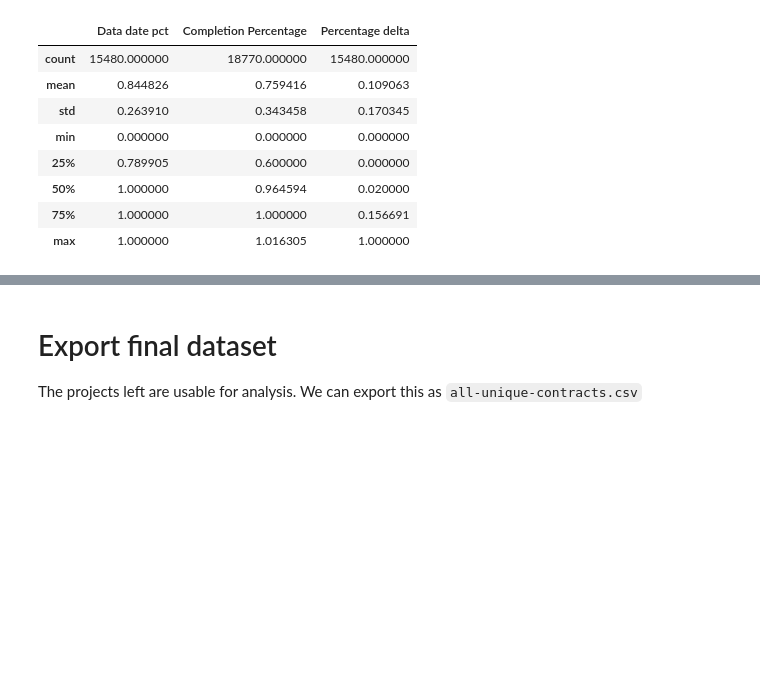
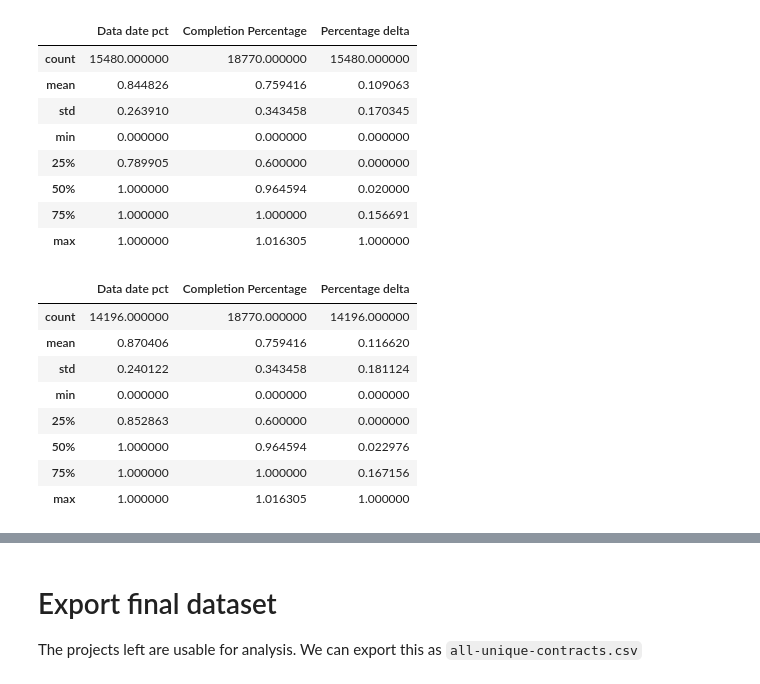
Before and after one commit to morleythomas/milcon_data_scrub, a Jupyter notebook: notebooks/02: Explore raw data structure.ipynb, the cells around one changed output, grey strips where cells are left out. Saved outputs shown, nothing was run; the diff lists cells and outputs as text; code cells hidden in the pictures; blank space fills up the shorter version.

Commit message:
fix solicitation dates

```diff
--- a/notebooks/02: Explore raw data structure.ipynb
+++ b/notebooks/02: Explore raw data structure.ipynb
@@ -527,3 +535,22 @@ df_data_pct[["Data date pct", "Completion Percentage", "Percentage delta"]].desc
 | 50% | 1.000000 | 0.964594 | 0.020000 |
 | 75% | 1.000000 | 1.000000 | 0.156691 |
 | max | 1.000000 | 1.016305 | 1.000000 |
+# %%
+# Check for whether pct complete is measured by [award date ~ submission date ~ actual completion]
+df_data_pct = df4.copy()
+df_data_pct["Data date pct"] = (df_data_pct["Submission Date"] - df_data_pct["Contract Award Date"]) / (df_data_pct["Actual Construction Completion Date"] - df_data_pct["Contract Award Date"])
+df_data_pct["Data date pct"] = df_data_pct["Data date pct"].apply(lambda x: 0 if x < 0 else x)
+df_data_pct["Data date pct"] = df_data_pct["Data date pct"].apply(lambda x: 1 if x > 1 else x)
+df_data_pct["Percentage delta"] = (df_data_pct["Data date pct"] - df_data_pct["Completion Percentage"]).apply(abs)
+
+df_data_pct[["Data date pct", "Completion Percentage", "Percentage delta"]].describe()
+# %% [output]
+|  | Data date pct | Completion Percentage | Percentage delta |
+| count | 14196.000000 | 18770.000000 | 14196.000000 |
+| mean | 0.870406 | 0.759416 | 0.116620 |
+| std | 0.240122 | 0.343458 | 0.181124 |
+| min | 0.000000 | 0.000000 | 0.000000 |
+| 25% | 0.852863 | 0.600000 | 0.000000 |
+| 50% | 1.000000 | 0.964594 | 0.022976 |
+| 75% | 1.000000 | 1.000000 | 0.167156 |
+| max | 1.000000 | 1.016305 | 1.000000 |
```
Also changed, not shown: parts of 3 cells of this notebook, 8 other files.
